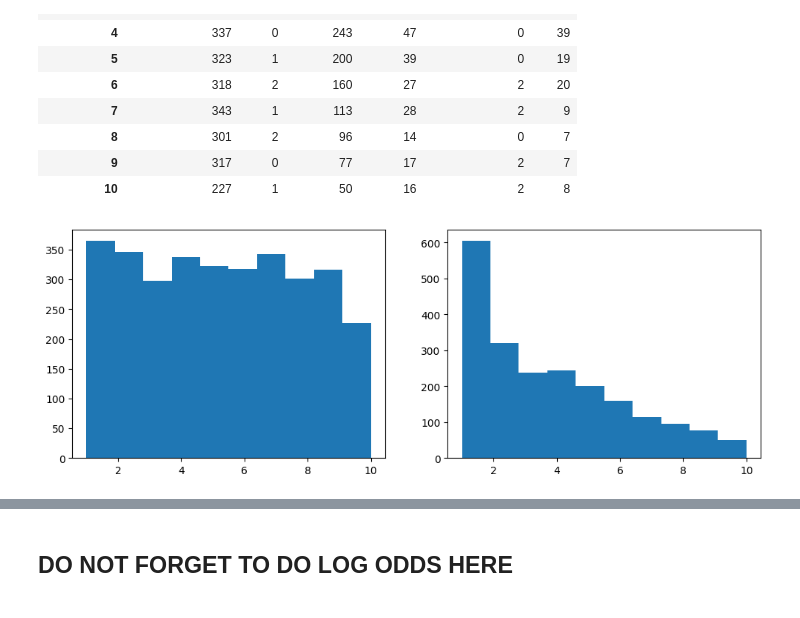
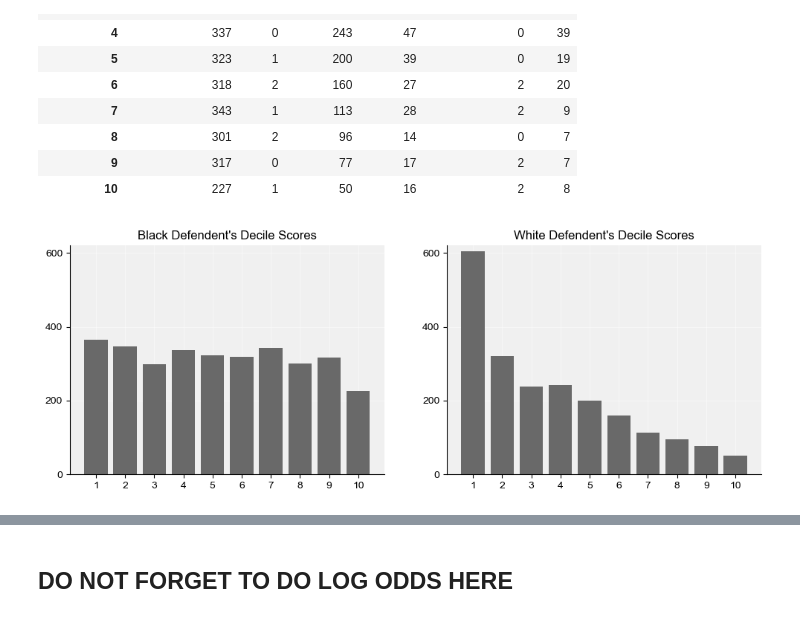
Before and after one commit to lisds/project-BannedBooks, a Jupyter notebook: Playground.ipynb, the cells around one changed output, grey strips where cells are left out. Drawn from its saved outputs; the diff is of its cells as text; code cells hidden in the pictures.

Commit message:
Making bar-charts beautiful, doing odds ratios, starting new section

```diff
--- a/Playground.ipynb
+++ b/Playground.ipynb
@@ -83,9 +83,21 @@ Name: count, dtype: float64
 | 8 | 301 | 2 | 96 | 14 | 0 | 7 |
 | 9 | 317 | 0 | 77 | 17 | 2 | 7 |
 | 10 | 227 | 1 | 50 | 16 | 2 | 8 |
+# %%
+#using groupby to create a table which can be turned into a barchart
+df['Index'] = df.index
+african_american_barchart = df[df['race'] == 'African-American'].groupby(['decile_score'])['Index'].unique().apply(len)
+caucasian_barchart = df[df['race'] == 'Caucasian'].groupby(['decile_score'])['Index'].unique().apply(len)
+df = df.drop(['Index'],axis=1)
 # %%
 fig, (ax1, ax2) = plt.subplots(1, 2, figsize=(12,4))
-ax1.hist(df[df['race'] == 'African-American']['decile_score'],bins=10);
-ax2.hist(df[df['race'] == 'Caucasian']['decile_score'],bins=10);
+
+#format for barchart_setting(axes1,axes2,upper_ylim)
+graph_formats.barchart_setting(ax1,ax2,620)
+
+ax1.bar(african_american_barchart.index,african_american_barchart.values,color='dimgrey',zorder=2)
+ax1.set_title("Black Defendent's Decile Scores")
+ax2.bar(caucasian_barchart.index,caucasian_barchart.values,color='dimgrey',zorder=2)
+ax2.set_title("White Defendent's Decile Scores");
 # %% [output]
-[figure, old version]
+[figure, new version]
```
Also changed, not shown: parts of 25 cells of this notebook, 6 other files.
